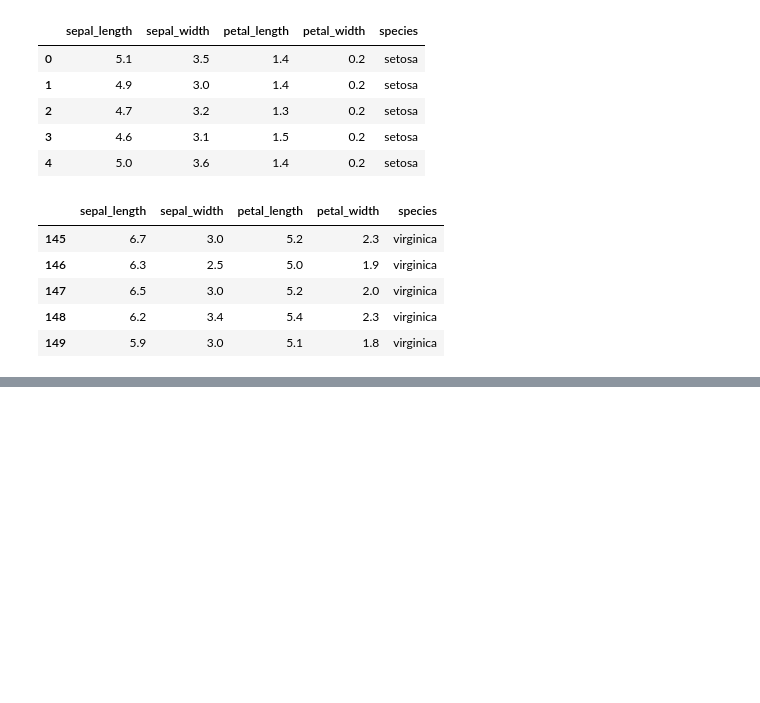
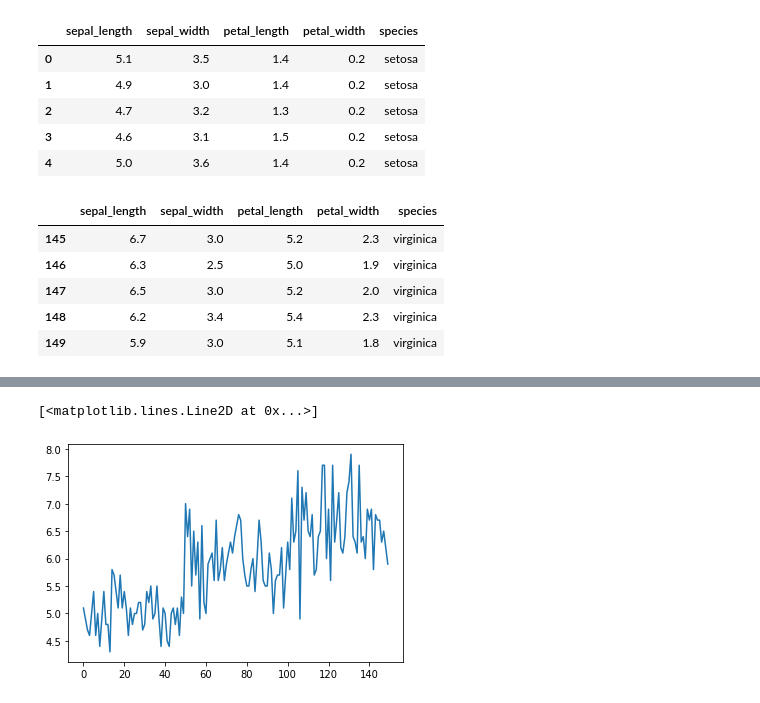
Before and after one commit to GIRISH2409/Day2_ML, a Jupyter notebook: Day2.ipynb, the cells around one changed output, grey strips where cells are left out. Saved outputs shown, nothing was run; the diff lists cells and outputs as text; code cells hidden in the pictures; blank space fills up the shorter version.

```diff
--- a/Day2.ipynb
+++ b/Day2.ipynb
@@ -51,0 +58,5 @@ data.tail()
+# %%
+plt.plot(data['sepal_length'])
+# %% [output]
+[<matplotlib.lines.Line2D at 0x...>]
+[figure, added]
```
Also changed, not shown: parts of 11 cells of this notebook.
